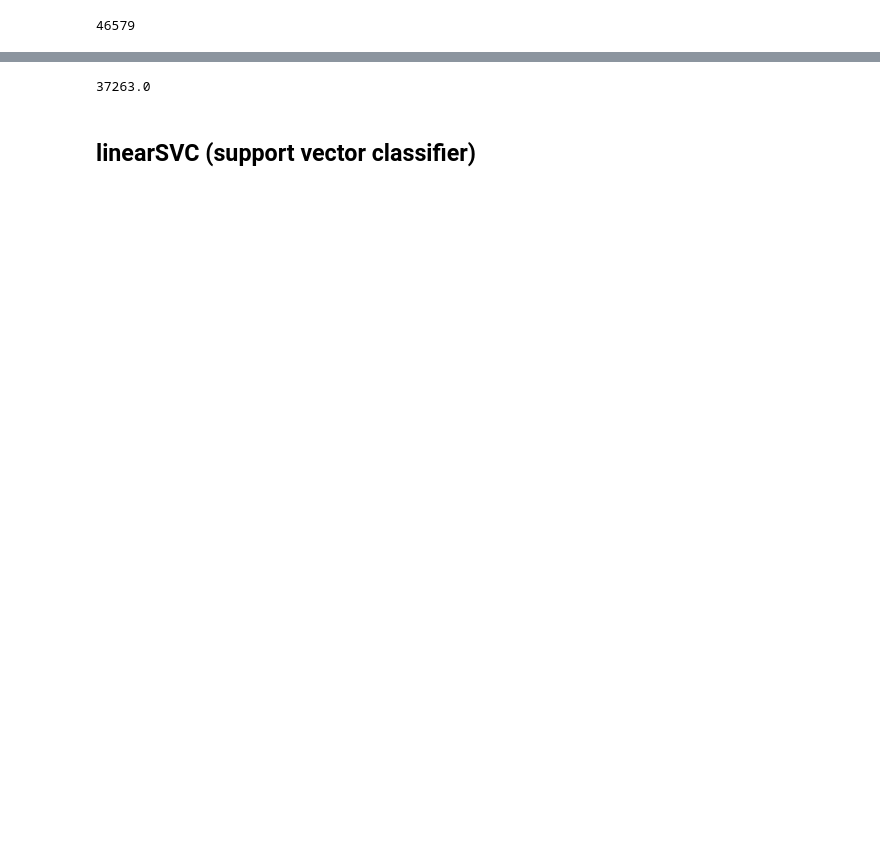
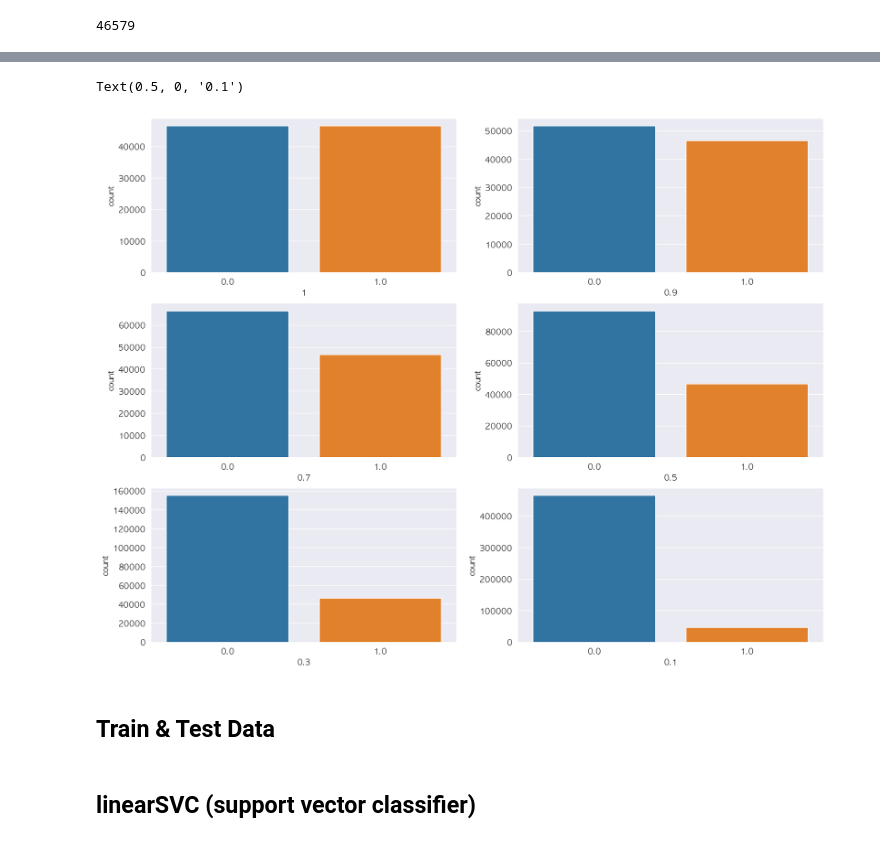
Before and after one commit to A-9-ZZIM/A-9-ZZIM-document, a Jupyter notebook: materials/Model 사용/LinearSVC.ipynb, the cells around one changed output, grey strips where cells are left out. Drawn from its saved outputs; the diff is of its cells as text; code cells hidden in the pictures; blank space fills up the shorter version.

```diff
--- a/materials/Model 사용/LinearSVC.ipynb
+++ b/materials/Model 사용/LinearSVC.ipynb
@@ -90,6 +75,6 @@ X
 | 1180119 | 88.5 | 13 | 53.0 | 214.0 | 63.0 | 134.0 | 96.0 | 30.0 | 23.0 | 27.0 |
 1180120 rows × 10 columns
 # %%
-y = data['당뇨여부']
+y = data[['당뇨여부']]
 y
 # %% [output]
@@ -111,0 +100,7 @@ sum(y == 1)
+# %%
+from imblearn.under_sampling import RandomUnderSampler
+
+#당뇨 아닌 사람 수 * sampling_strategy = 당뇨 인 사람 수. 근데 당뇨인 사람 수 고정되어있음
+rus = RandomUnderSampler(sampling_strategy=1,random_state=42)
+
+X_rus, y_rus = rus.fit_resample(X, y)
@@ -112 +124,26 @@ sum(y == 1)
+# %%
+fig, ax = plt.subplots(3,2, figsize=(15,12))
+
+sns.countplot('당뇨여부',data=y_rus1, ax=ax[0,0])
+ax[0,0].set_xlabel('1')
+
+sns.countplot('당뇨여부',data=y_rus09, ax=ax[0,1])
+ax[0,1].set_xlabel('0.9')
+
+sns.countplot('당뇨여부',data=y_rus07, ax=ax[1,0])
+ax[1,0].set_xlabel('0.7')
+
+sns.countplot('당뇨여부',data=y_rus05, ax=ax[1,1])
+ax[1,1].set_xlabel('0.5')
+
+sns.countplot('당뇨여부',data=y_rus03, ax=ax[2,0])
+ax[2,0].set_xlabel('0.3')
+
+sns.countplot('당뇨여부',data=y_rus01, ax=ax[2,1])
+ax[2,1].set_xlabel('0.1')
+# %% [output]
+Text(0.5, 0, '0.1')
+[figure, added]
+# %% [markdown]
+## Train & Test Data
 # %%
@@ -114,5 +156 @@ X_train, X_test, y_train, y_test = train_test_split(X,y,stratify=y,test_size=0.2
-# %%
-y_train.sum()
-# %% [output]
-37263.0
 # %%
```
Also changed, not shown: parts of 89 cells of this notebook.
